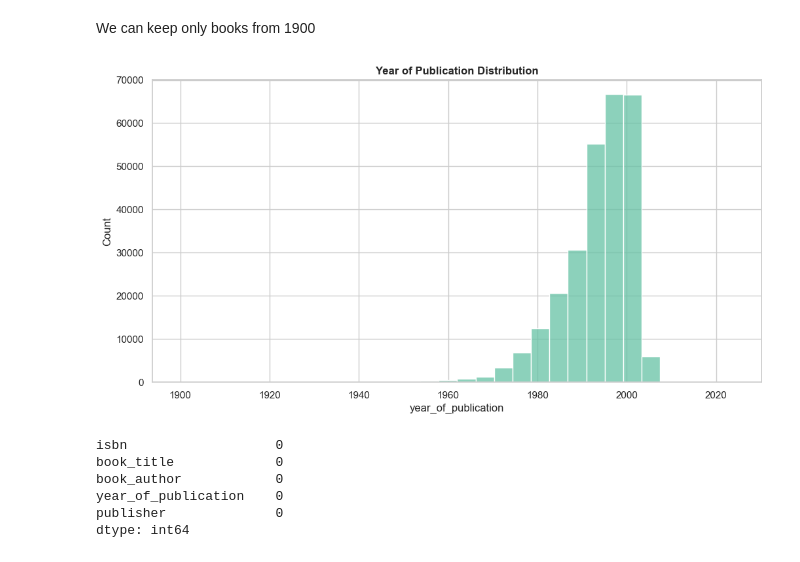
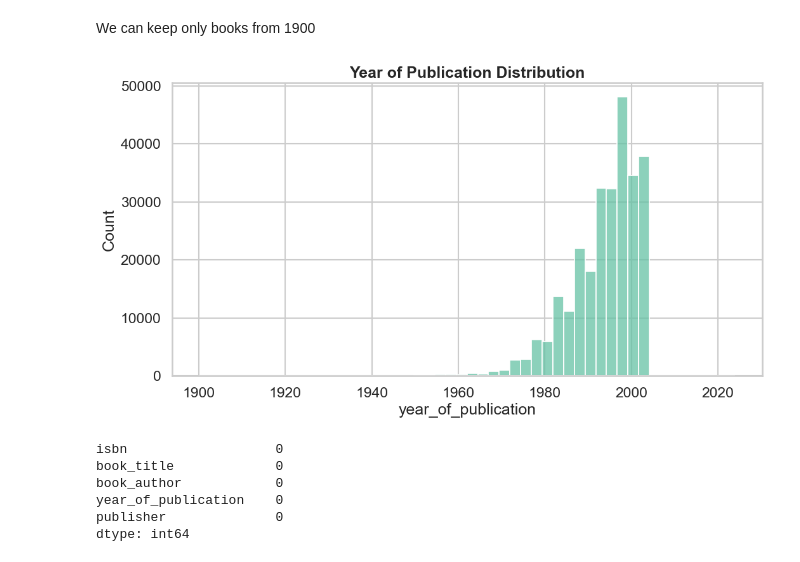
Before and after one commit to saricmilos/what-else-should-I-read, a Jupyter notebook: book_recommendation_system_eda.ipynb, the cells around one changed output. Saved outputs shown, nothing was run; the diff lists cells and outputs as text; code cells hidden in the pictures.

```diff
--- a/book_recommendation_system_eda.ipynb
+++ b/book_recommendation_system_eda.ipynb
@@ -1146,9 +1140,9 @@ We can keep only books from 1900
 # %%
 books_df = books_df[books_df['year_of_publication'].between(1900, 2025)]
 # %%
-plot_histogram(books_df, 'year_of_publication', bins=30, title='Year of Publication Distribution')
+plot_histogram(books_df, 'year_of_publication', bins=50, title='Year of Publication Distribution')
 # %% [output]
-[figure, old version]
+[figure, new version]
 # %%
 books_df.isna().sum()
 # %% [output]
```
Also changed, not shown: parts of 132 cells of this notebook, 2 other files.
